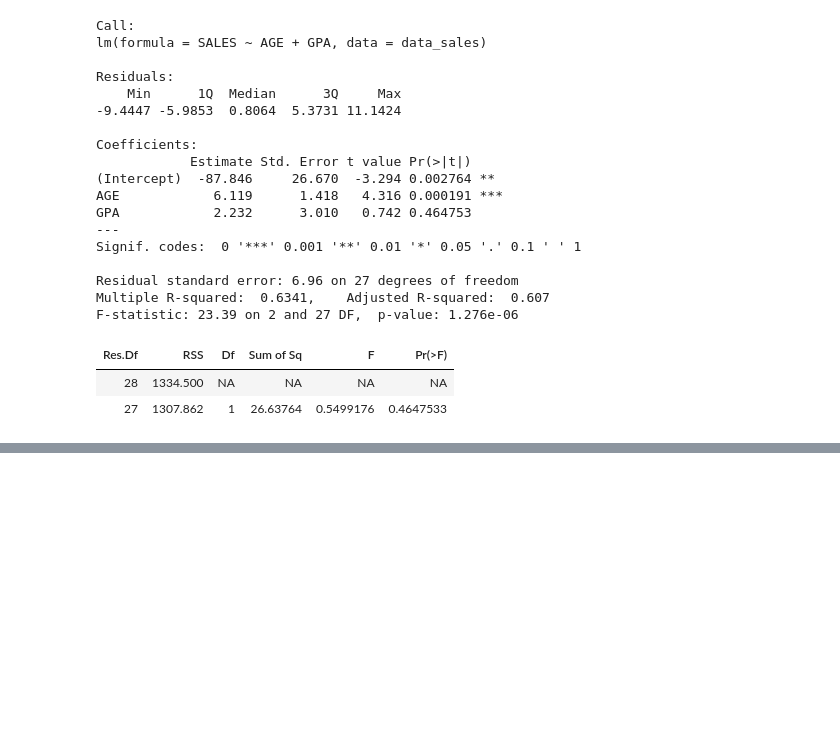
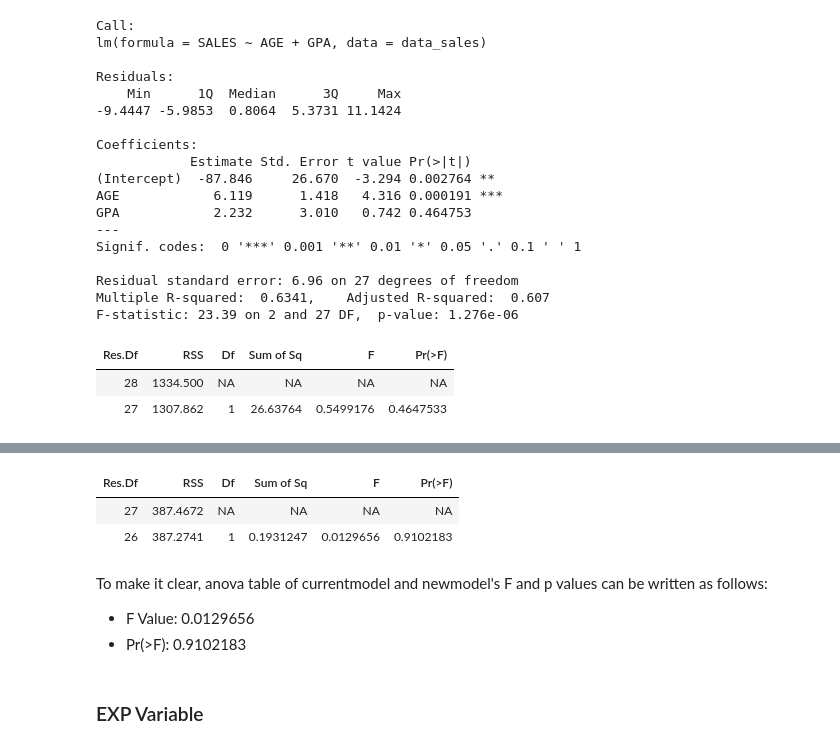
Before and after one commit to BU-IE-360/fall20-mbahadir, a Jupyter notebook: Homework5/Homework5.ipynb, the cells around one changed output, grey strips where cells are left out. Drawn from its saved outputs; the diff is of its cells as text; code cells hidden in the pictures; blank space fills up the shorter version.

```diff
--- a/Homework5/Homework5.ipynb
+++ b/Homework5/Homework5.ipynb
@@ -221,0 +336,3 @@ Only APT variable make a difference in the regressions
+# %%
+third_ANX_regression=lm(SALES~ AGE+APT+ANX, data=data_sales)
+summary(third_ANX_regression)
@@ -221,0 +359,12 @@ Only APT variable make a difference in the regressions
+# %%
+anova(second_regression, third_ANX_regression)
+# %% [output]
+| Res.Df | RSS | Df | Sum of Sq | F | Pr(>F) |
+| 27 | 387.4672 | NA | NA | NA | NA |
+| 26 | 387.2741 | 1 | 0.1931247 | 0.0129656 | 0.9102183 |
+# %% [markdown]
+To make it clear, anova table of currentmodel and newmodel's F and p values can be written as follows:
+* F Value: 0.0129656
+* Pr(>F): 0.9102183
+# %% [markdown]
+### EXP Variable
```
Also changed, not shown: parts of 115 cells of this notebook, 2 other files.
